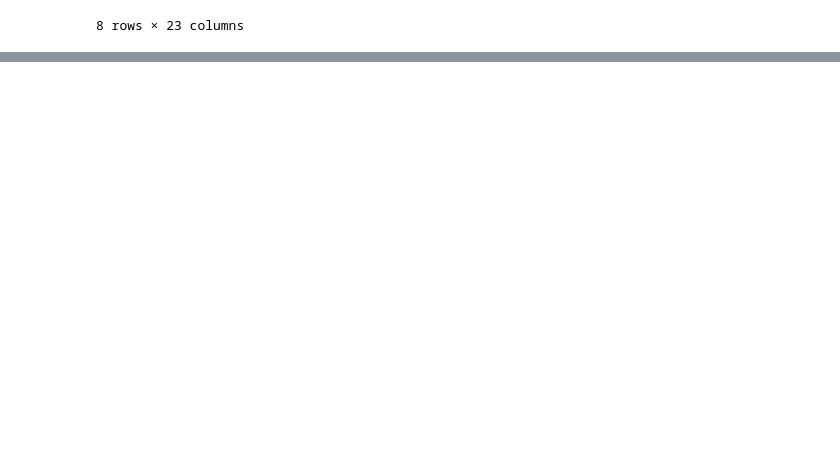
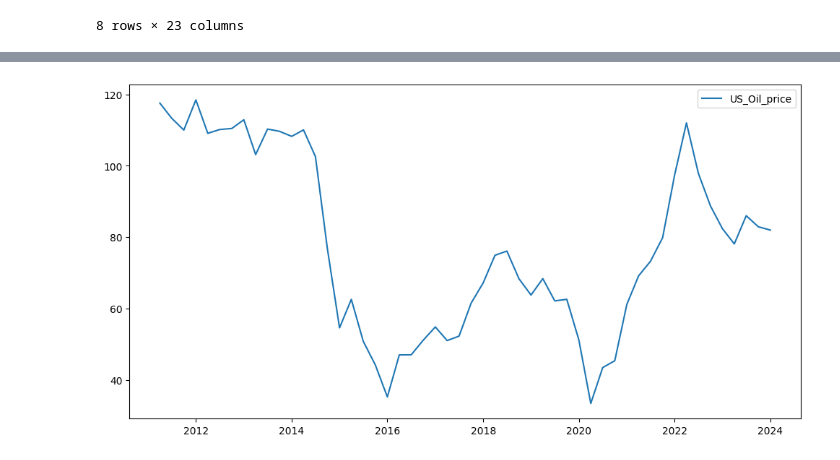
Before and after one commit to Celeste2405/PFE, a Jupyter notebook: model_averaging.ipynb, the cells around one changed output, grey strips where cells are left out. Cells and saved outputs as stored; diff of their text form; code cells hidden in the pictures; blank space fills up the shorter version.

```diff
--- a/model_averaging.ipynb
+++ b/model_averaging.ipynb
@@ -244,0 +378,8 @@ look-up table. The actual p-value is greater than the p-value returned.
+# %%
+plt.figure(figsize=(12, 6))
+plt.plot(df_full_common.index, df_full_common["US_Oil_price"],
+         label="US_Oil_price")
+plt.legend()
+plt.show()
+# %% [output]
+[figure, added]
```
Also changed, not shown: parts of 12 cells of this notebook.
